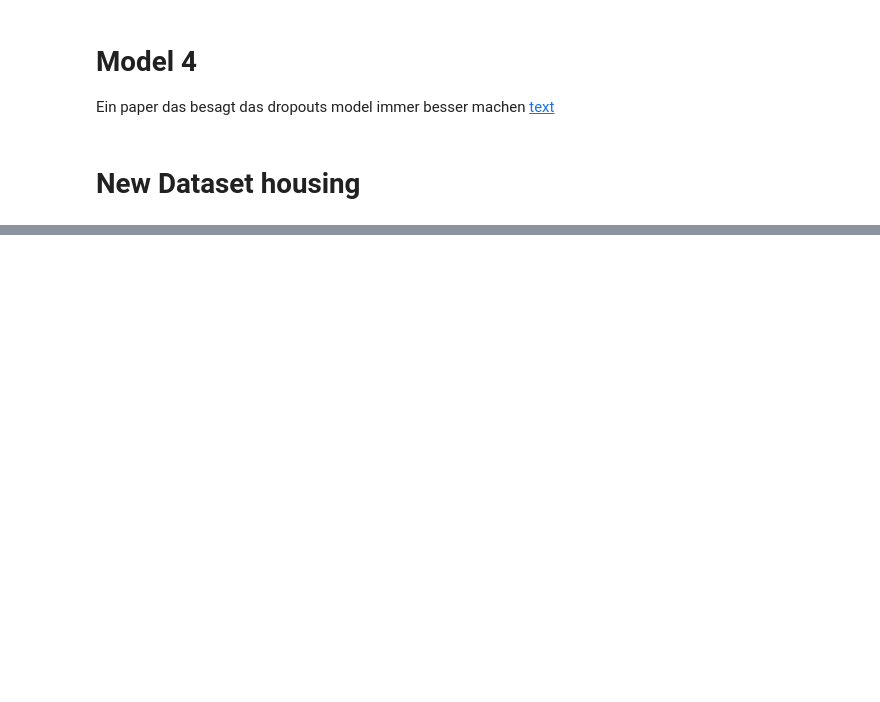
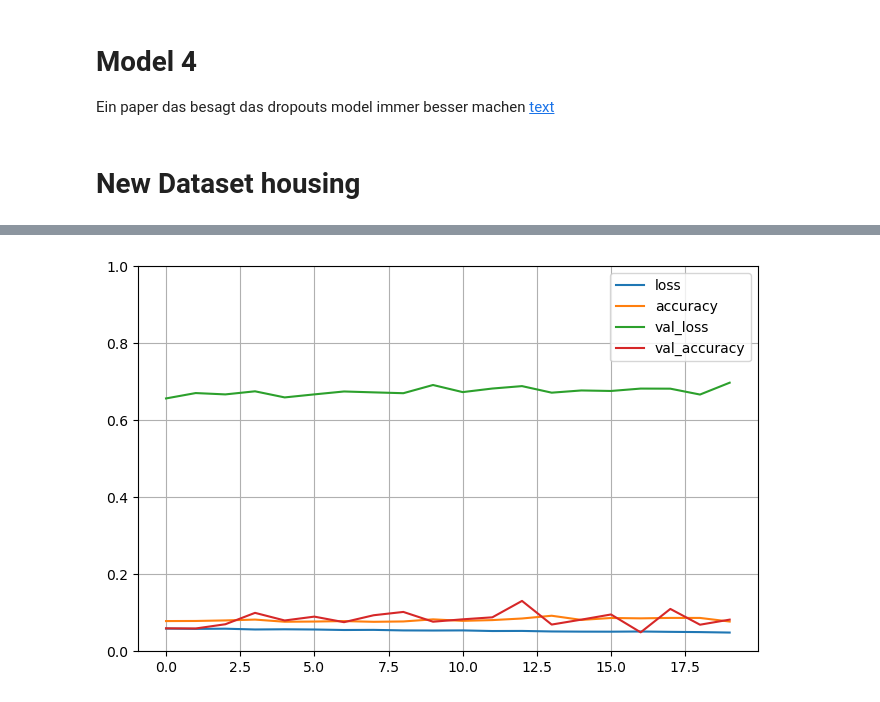
Before and after one commit to RiccardoDAndrea/Training, a Jupyter notebook: Scripts/Models/own_models.ipynb, the cells around one changed output, grey strips where cells are left out. Saved outputs shown, nothing was run; the diff lists cells and outputs as text; code cells hidden in the pictures; blank space fills up the shorter version.

```diff
--- a/Scripts/Models/own_models.ipynb
+++ b/Scripts/Models/own_models.ipynb
@@ -517,0 +643,2 @@ create_plt_loss(history_housing, x_tick_min = 0,x_tick_max=5, x_tick_step=1)
+# %%
+model.fit(X_train, y_train, epochs=20, validation_data = (X_valid,y_valid))
@@ -517,0 +701,3 @@ create_plt_loss(history_housing, x_tick_min = 0,x_tick_max=5, x_tick_step=1)
+# %%
+history_3 = model.fit(X_train, y_train, epochs=20, validation_data = (X_valid,y_valid))
+history_3
@@ -517,0 +723,7 @@ create_plt_loss(history_housing, x_tick_min = 0,x_tick_max=5, x_tick_step=1)
+# %%
+pd.DataFrame(history_3.history).plot(figsize=(8,5))
+plt.grid(True)
+plt.gca().set_ylim(0,1) # vertikale Bereich auf (0,1) setzten
+plt.show()
+# %% [output]
+[figure, added]
```
Also changed, not shown: parts of 19 cells of this notebook, 1 other file.
